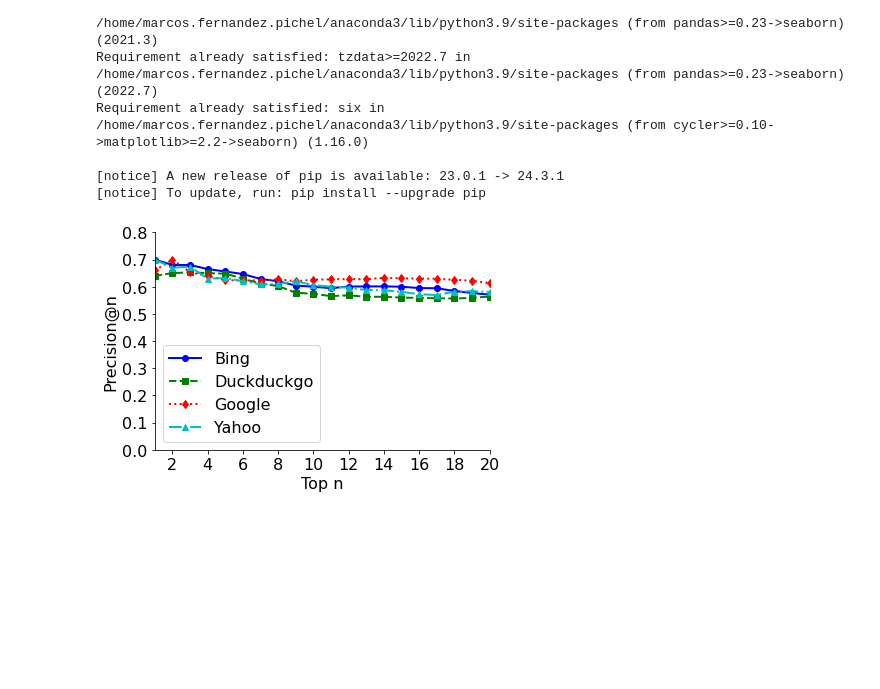
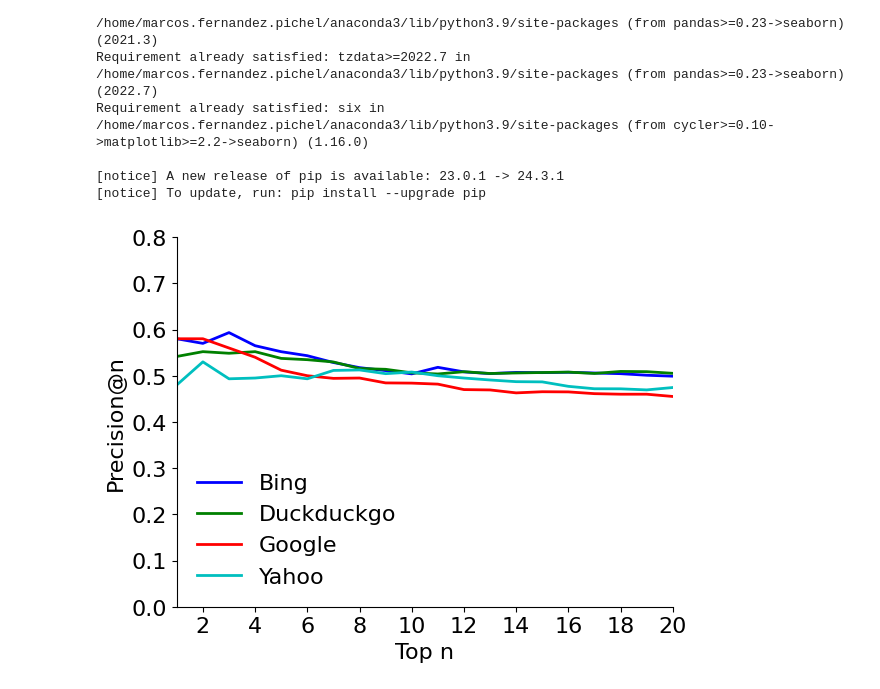
Before and after one commit to MarcosFP97/information-seeking-health, a Jupyter notebook: src/SEs/results/precision-graphs.ipynb, the cells around one changed output. Drawn from its saved outputs; the diff is of its cells as text; code cells hidden in the pictures; blank space fills up the shorter version.

Commit message:
figures update

```diff
--- a/src/SEs/results/precision-graphs.ipynb
+++ b/src/SEs/results/precision-graphs.ipynb
@@ -76,10 +76,10 @@ NameError: name 'sp' is not defined
 ### 2021
 # %%
 import pandas as pd
-google = pd.read_csv('../precision_results/precision_google_2022.csv')
-bing = pd.read_csv('../precision_results/precision_bing_2022.csv')
-yahoo = pd.read_csv('../precision_results/precision_yahoo_2022.csv')
-duck = pd.read_csv('../precision_results/precision_duckduckgo_2022.csv')
+google = pd.read_csv('../precision_results/precision_google_2020.csv')
+bing = pd.read_csv('../precision_results/precision_bing_2020.csv')
+yahoo = pd.read_csv('../precision_results/precision_yahoo_2020.csv')
+duck = pd.read_csv('../precision_results/precision_duckduckgo_2020.csv')
 # %%
 import statistics
 statistics.mean(df["n"])
@@ -113,24 +113,24 @@ Requirement already satisfied: six in /home/marcos.fernandez.pichel/anaconda3/li
 # %%
 import matplotlib.pyplot as plt
 import seaborn as sns
 
 cum_accuracy = df.pivot(index='top', columns='se', values='Precision_Average')
 ax = cum_accuracy.plot(
-    style=['-o', '--s', ':d', '-.^'],  # Estilos de línea para cada columna
+    #style=['-o', '--s', ':d', '-.^'],  # Estilos de línea para cada columna
     color=['b', 'g', 'r', 'c'],  # Colores de línea
     linewidth=2,  # Ancho de línea
     markersize=6  # Tamaño del marcador
 )
 ### Cum_Accuracy
 plt.xticks(range(2,22,2), fontsize=16)
 plt.yticks(fontsize=16)
 plt.ylim(0,0.8)
 plt.xlim(1,20)
 plt.ylabel('Precision@n', fontsize=16)
 plt.xlabel('Top n', fontsize=16)
 sns.despine()
-plt.legend(loc='lower left',fontsize=16)
-plt.savefig('precision-2022.png', bbox_inches='tight')
+plt.legend(loc='lower left',fontsize=16,frameon=False)
+plt.savefig('Fig1a.svg', dpi= 300, bbox_inches='tight')
 plt.show() #### sobre las 50
 # %% [output]
-[figure, old version]
+[figure, new version]
```
Also changed, not shown: 3 other files.
